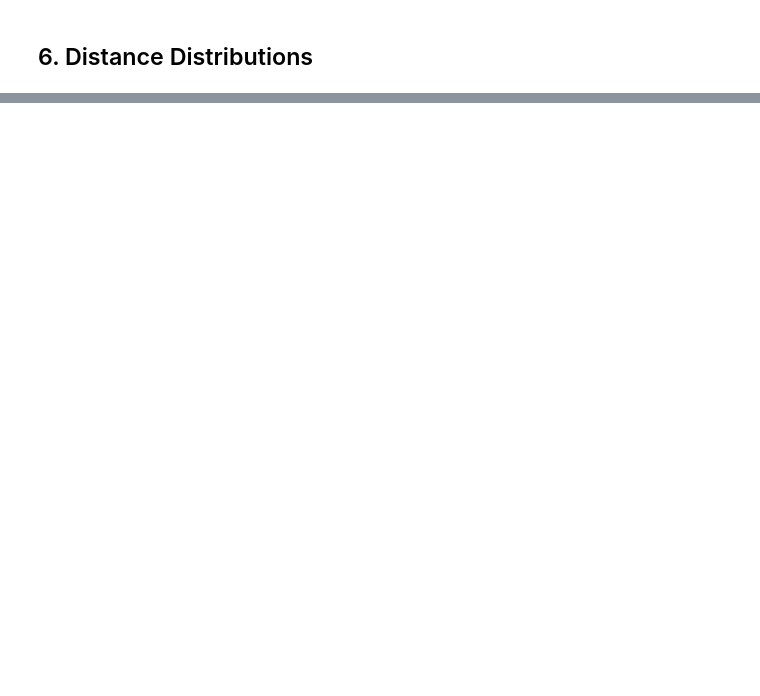
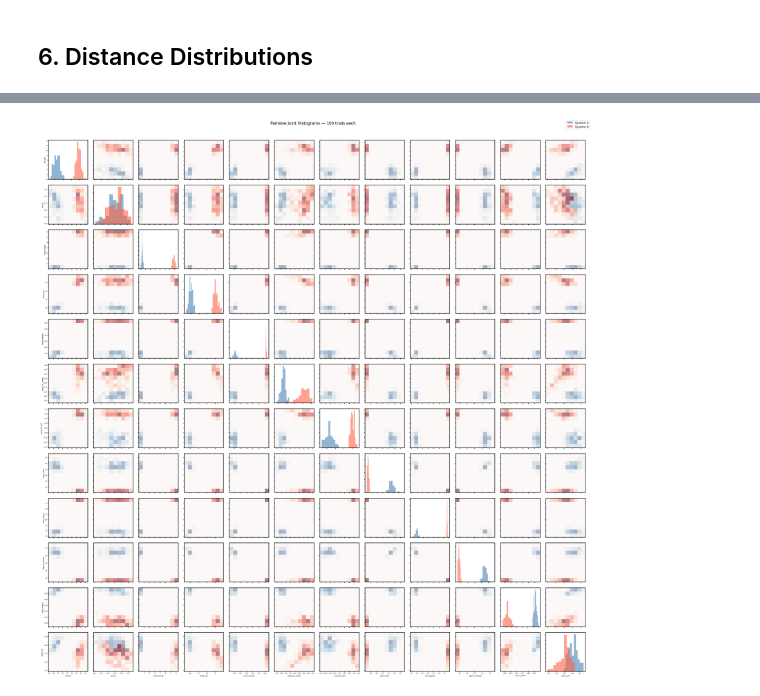
Before and after one commit to jmrfox/neurosignature, a Jupyter notebook: notebooks/simple_comparison.ipynb, the cells around one changed output, grey strips where cells are left out. Drawn from its saved outputs; the diff is of its cells as text; code cells hidden in the pictures; blank space fills up the shorter version.

```diff
--- a/notebooks/simple_comparison.ipynb
+++ b/notebooks/simple_comparison.ipynb
@@ -228,0 +241,61 @@ plt.show()
+# %%
+n_components = len(component_labels)
+bins = n_bins(n_trials)
+
+fig, axes = plt.subplots(
+    n_components,
+    n_components,
+    figsize=(n_components * 1.8, n_components * 1.8),
+    squeeze=False,
+)
+
+for row in range(n_components):
+    for col in range(n_components):
+        ax = axes[row, col]
+        x_a, y_a = Z_A[:, col], Z_A[:, row]
+        x_b, y_b = Z_B[:, col], Z_B[:, row]
+
+        if row == col:
+            ax.hist(x_a, bins=bins, color="steelblue", alpha=0.6, density=True)
+            ax.hist(x_b, bins=bins, color="tomato", alpha=0.6, density=True)
+        else:
+            lo_x = min(x_a.min(), x_b.min())
+            hi_x = max(x_a.max(), x_b.max())
+            lo_y = min(y_a.min(), y_b.min())
+            hi_y = max(y_a.max(), y_b.max())
+            range_2d = [[lo_x, hi_x], [lo_y, hi_y]]
+            ax.hist2d(x_a, y_a, bins=bins, range=range_2d, cmap="Blues", alpha=0.7)
+            ax.hist2d(x_b, y_b, bins=bins, range=range_2d, cmap="Reds", alpha=0.5)
+
+        ax.tick_params(labelsize=4, length=2, pad=1)
+
+        if col == 0:
+            ax.set_ylabel(component_labels[row], fontsize=5, labelpad=2)
+        else:
+            ax.set_yticklabels([])
+        if row == n_components - 1:
+            ax.set_xlabel(component_labels[col], fontsize=5, labelpad=2)
+        else:
+            ax.set_xticklabels([])
+
+legend_handles = [
+    plt.Rectangle((0, 0), 1, 1, fc="steelblue", alpha=0.7, label="System A"),
+    plt.Rectangle((0, 0), 1, 1, fc="tomato", alpha=0.7, label="System B"),
+]
+fig.legend(
+    handles=legend_handles,
+    loc="upper right",
+    fontsize=8,
+    framealpha=0.9,
+)
+
+fig.suptitle(
+    f"Pairwise Joint Histograms — {n_trials} trials each",
+    fontsize=11,
+    y=1.01,
+)
+
+plt.tight_layout()
+plt.show()
+# %% [output]
+[figure, added]
```
Also changed, not shown: parts of 7 cells of this notebook, 2 other files.
